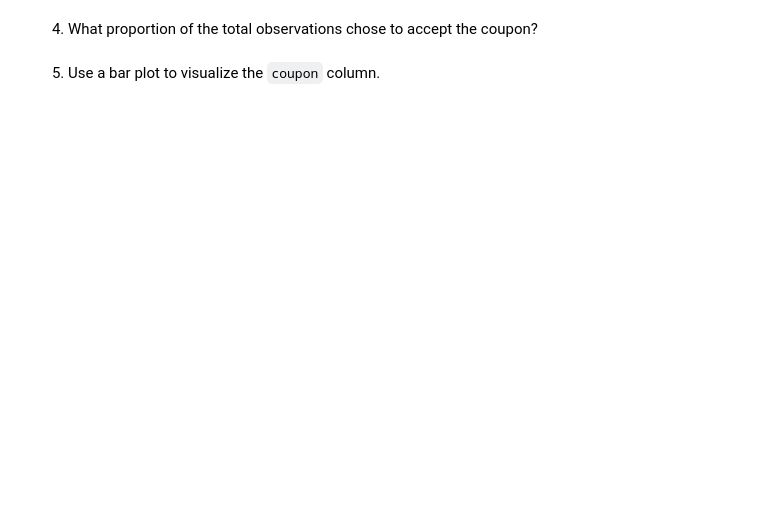
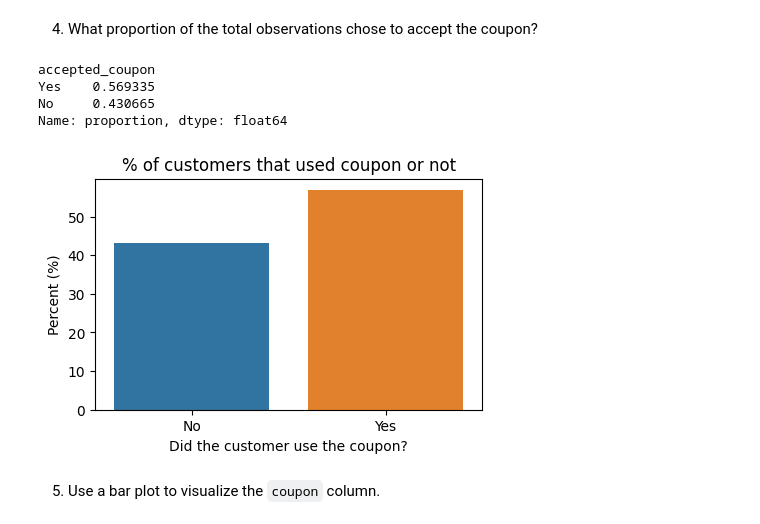
Before and after one commit to hpmartins/mlai-ucb-codes, a Jupyter notebook: practical_applications/module_5/module_5_application.ipynb, the cells around one changed output. Cells and saved outputs as stored; diff of their text form; code cells hidden in the pictures; blank space fills up the shorter version.

```diff
--- a/practical_applications/module_5/module_5_application.ipynb
+++ b/practical_applications/module_5/module_5_application.ipynb
@@ -110,2 +134,6 @@ data[data.isnull()]
 # %% [markdown]
 3. Decide what to do about your missing data -- drop, replace, other...
+# %%
+# * car: too many missing values, dropping column
+# * others: very few rows, dropping the rows
+df = df.drop('car', axis=1, errors='ignore').dropna()
@@ -112,4 +160,23 @@ data[data.isnull()]
 # %% [markdown]
 4. What proportion of the total observations chose to accept the coupon?
+# %%
+print(df['accepted_coupon'].value_counts(normalize=True))
+
+plt.figure(figsize=(5,3))
+
+sns.countplot(df, x='accepted_coupon', order=['No', 'Yes'], hue='accepted_coupon', hue_order=['No', 'Yes'], stat='percent')
+
+plt.title('% of customers that used coupon or not')
+plt.xlabel('Did the customer use the coupon?')
+plt.ylabel('Percent (%)')
+
+plt.tight_layout
+plt.show()
+# %% [output]
+accepted_coupon
+Yes    0.569335
+No     0.430665
+Name: proportion, dtype: float64
+[figure, added]
 # %% [markdown]
 5. Use a bar plot to visualize the `coupon` column.
```
Also changed, not shown: parts of 42 cells of this notebook, 1 other file.
